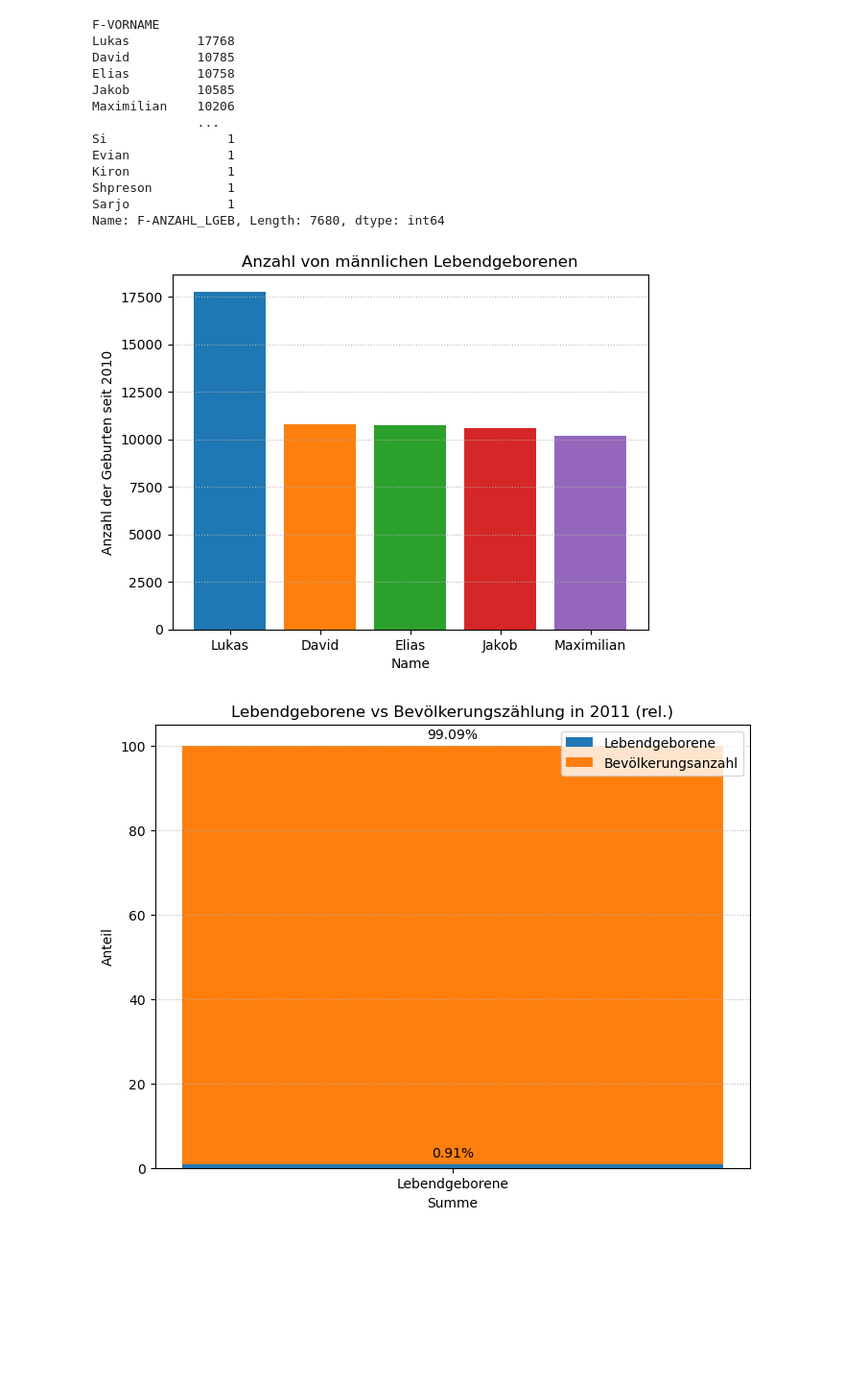
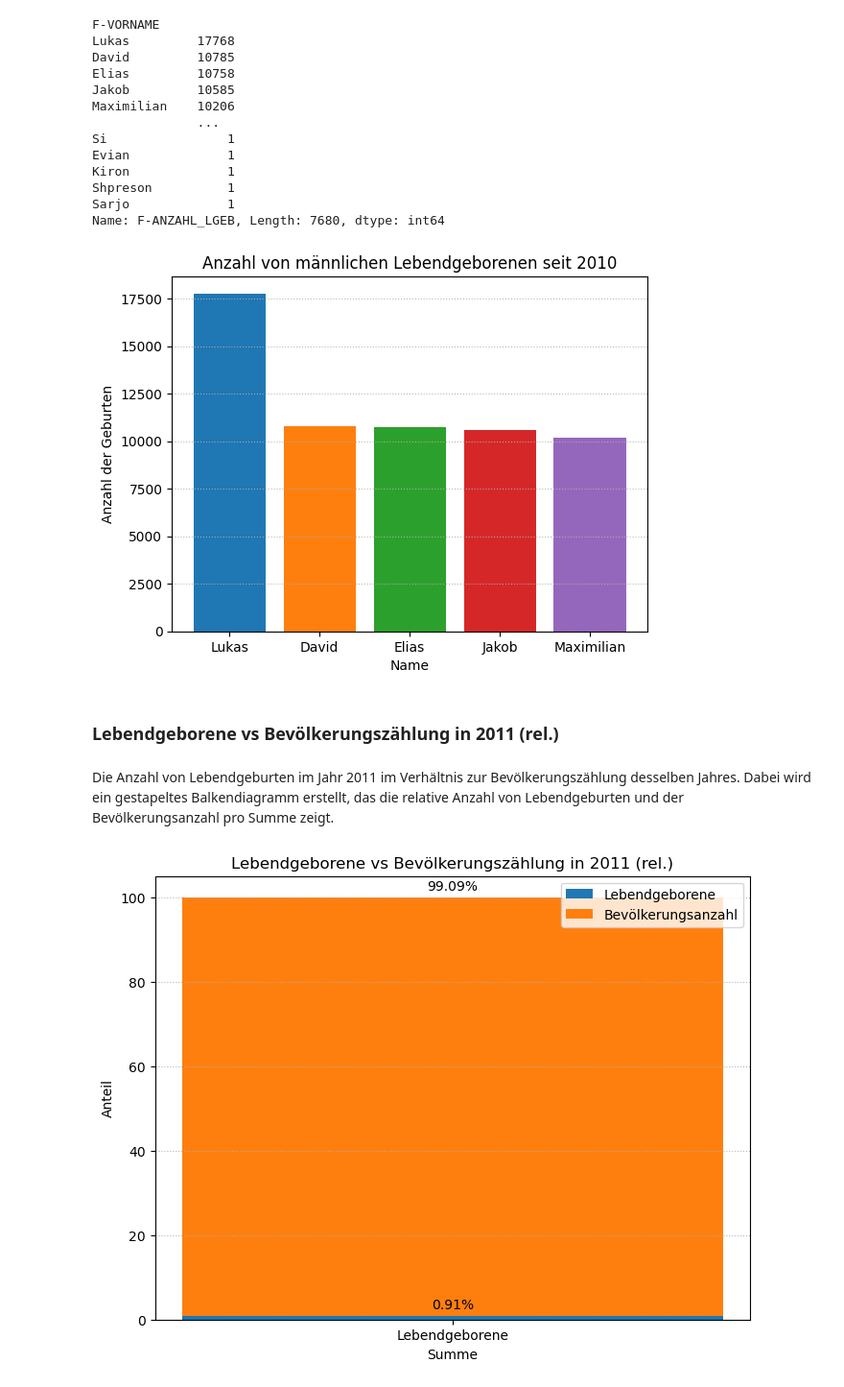
Before and after one commit to lenawilli/BDINF_final_project, a Jupyter notebook: Final_project_Koller_Willisits.ipynb, the cells around one changed output. Shown at 96% size. Drawn from its saved outputs; the diff is of its cells as text; code cells hidden in the pictures; blank space fills up the shorter version.

```diff
--- a/Final_project_Koller_Willisits.ipynb
+++ b/Final_project_Koller_Willisits.ipynb
@@ -323,7 +447,7 @@ source_fields = [
     "F-ANZAHL_LGEB",
 ]
 
-df4 = es_to_dataframe(es, index_name, query, source_fields)
+df4 = es_to_dataframe(es, es_index, query, source_fields)
 # %%
 top_names = df4.groupby('F-VORNAME')['F-ANZAHL_LGEB'].sum()
 sorted_names = top_names.sort_values(ascending=False)
@@ -345,34 +469,41 @@ Name: F-ANZAHL_LGEB, Length: 7680, dtype: int64
 # %%
 name = "Lukas"
 filtered_data_lukas = df4[(df4["F-VORNAME"] == name)]
 lukas_count = filtered_data_lukas["F-ANZAHL_LGEB"].sum()
 
 name = "David"
 filtered_data_david = df4[(df4["F-VORNAME"] == name)]
 david_count = filtered_data_david["F-ANZAHL_LGEB"].sum()
 
 name = "Elias"
 filtered_data_elias = df4[(df4["F-VORNAME"] == name)]
 elias_count = filtered_data_elias["F-ANZAHL_LGEB"].sum()
 
 name = "Jakob"
 filtered_data_jakob = df4[(df4["F-VORNAME"] == name)]
 jakob_count = filtered_data_jakob["F-ANZAHL_LGEB"].sum()
 
 name = "Maximilian"
 filtered_data_maximilian = df4[(df4["F-VORNAME"] == name)]
 maximilian_count = filtered_data_maximilian["F-ANZAHL_LGEB"].sum()
 
 # Create a bar plot
-plt.bar(["Lukas"], [lukas_count])
-plt.bar(["David"], [david_count])
-plt.bar(["Elias"], [elias_count])
-plt.bar(["Jakob"], [jakob_count])
-plt.bar(["Maximilian"], [maximilian_count])
-plt.xlabel("Name")
-plt.ylabel("Anzahl der Geburten seit 2010")
-plt.title(f"Anzahl von männlichen Lebendgeborenen")
-plt.grid(axis='y', linestyle=':', alpha=0.9)
-plt.show()
+if lukas_count and david_count and elias_count and jakob_count and maximilian_count:
+    plt.bar(["Lukas"], [lukas_count])
+    plt.bar(["David"], [david_count])
+    plt.bar(["Elias"], [elias_count])
+    plt.bar(["Jakob"], [jakob_count])
+    plt.bar(["Maximilian"], [maximilian_count])
+    plt.xlabel("Name")
+    plt.ylabel("Anzahl der Geburten")
+    plt.title(f"Anzahl von männlichen Lebendgeborenen seit 2010")
+    plt.grid(axis='y', linestyle=':', alpha=0.9)
+    plt.show()
+else:
+    print("No data found for the specified pattern.")
 # %% [output]
-[figure, old version]
+[figure, new version]
+# %% [markdown]
+### Lebendgeborene vs Bevölkerungszählung in 2011 (rel.)
+# %% [markdown]
+Die Anzahl von Lebendgeburten im Jahr 2011 im Verhältnis zur Bevölkerungszählung desselben Jahres. Dabei wird ein gestapeltes Balkendiagramm erstellt, das die relative Anzahl von Lebendgeburten und der Bevölkerungsanzahl pro Summe zeigt.
```
Also changed, not shown: parts of 61 cells of this notebook, 3 other files.
